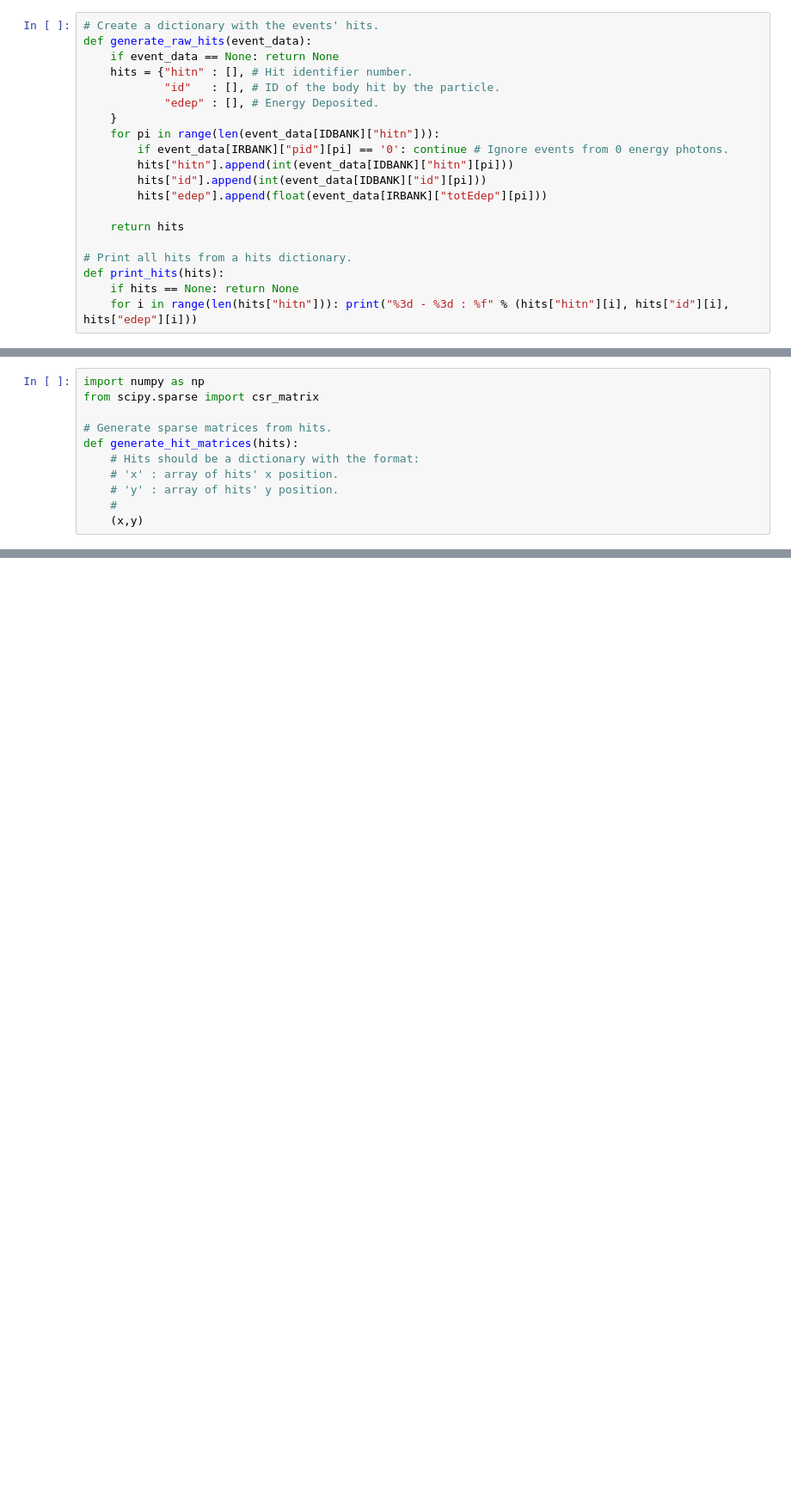
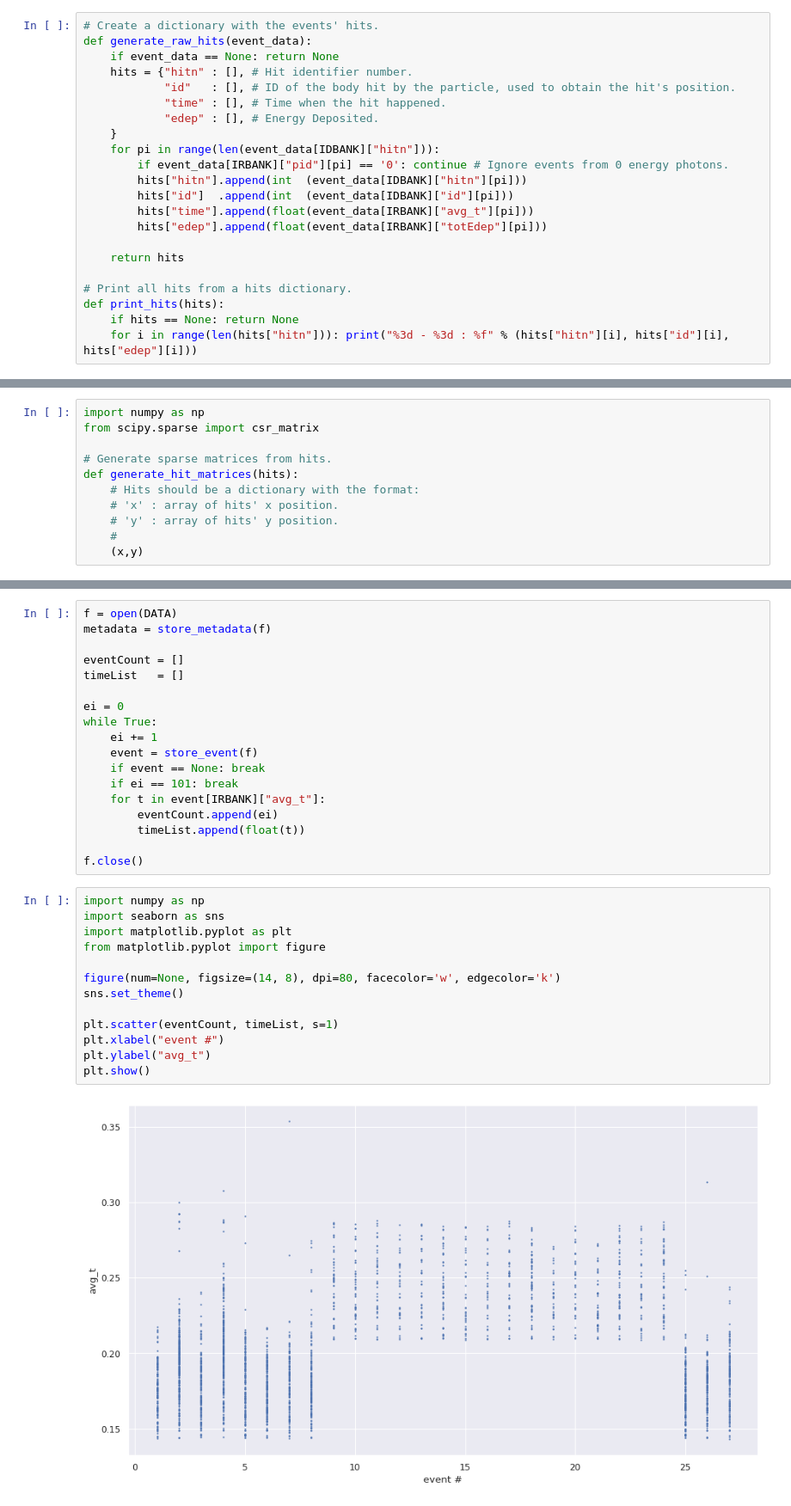
Before and after one commit to bleaktwig/gruid-translator, a Jupyter notebook: test.ipynb, the cells around one changed output, grey strips where cells are left out. Shown at 86% size. Saved outputs shown, nothing was run; the diff lists cells and outputs as text; blank space fills up the shorter version.

Commit message:
Added time information and improved hit processing

```diff
--- a/test.ipynb
+++ b/test.ipynb
@@ -101,13 +99,15 @@ def store_event(file):
 def generate_raw_hits(event_data):
     if event_data == None: return None
     hits = {"hitn" : [], # Hit identifier number.
-            "id"   : [], # ID of the body hit by the particle.
+            "id"   : [], # ID of the body hit by the particle, used to obtain the hit's position.
+            "time" : [], # Time when the hit happened.
             "edep" : [], # Energy Deposited.
     }
     for pi in range(len(event_data[IDBANK]["hitn"])):
         if event_data[IRBANK]["pid"][pi] == '0': continue # Ignore events from 0 energy photons.
-        hits["hitn"].append(int(event_data[IDBANK]["hitn"][pi]))
-        hits["id"].append(int(event_data[IDBANK]["id"][pi]))
+        hits["hitn"].append(int  (event_data[IDBANK]["hitn"][pi]))
+        hits["id"]  .append(int  (event_data[IDBANK]["id"][pi]))
+        hits["time"].append(float(event_data[IRBANK]["avg_t"][pi]))
         hits["edep"].append(float(event_data[IRBANK]["totEdep"][pi]))
 
     return hits
@@ -313,0 +268,33 @@ def generate_hit_matrices(hits):
+# %%
+f = open(DATA)
+metadata = store_metadata(f)
+
+eventCount = []
+timeList   = []
+
+ei = 0
+while True:
+    ei += 1
+    event = store_event(f)
+    if event == None: break
+    if ei == 101: break
+    for t in event[IRBANK]["avg_t"]:
+        eventCount.append(ei)
+        timeList.append(float(t))
+
+f.close()
+# %%
+import numpy as np
+import seaborn as sns
+import matplotlib.pyplot as plt
+from matplotlib.pyplot import figure
+
+figure(num=None, figsize=(14, 8), dpi=80, facecolor='w', edgecolor='k')
+sns.set_theme()
+
+plt.scatter(eventCount, timeList, s=1)
+plt.xlabel("event #")
+plt.ylabel("avg_t")
+plt.show()
+# %% [output]
+[figure, added]
```
Also changed, not shown: parts of 16 cells of this notebook.
